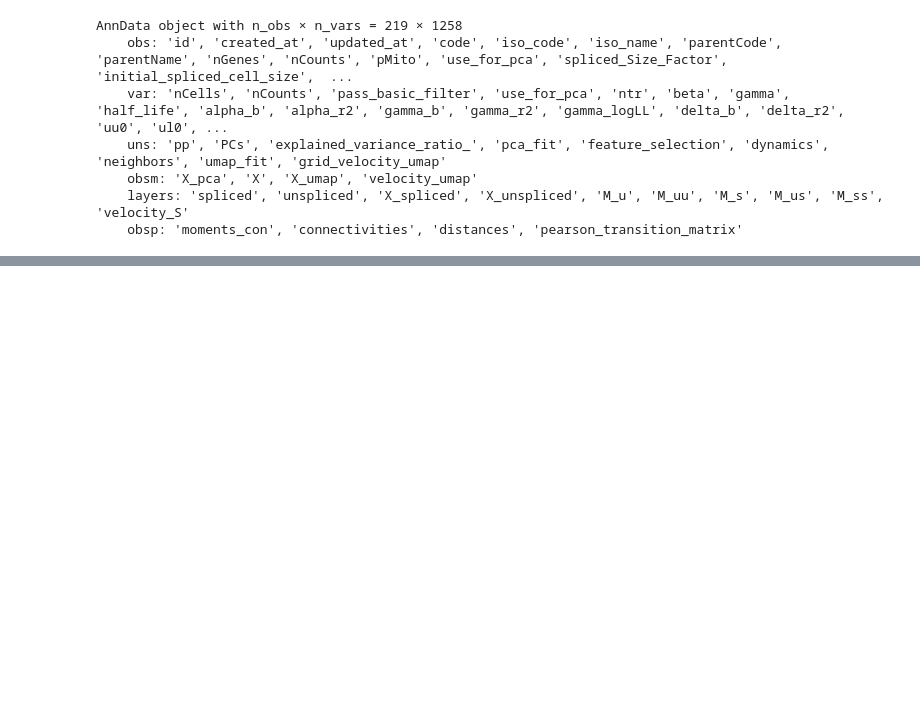
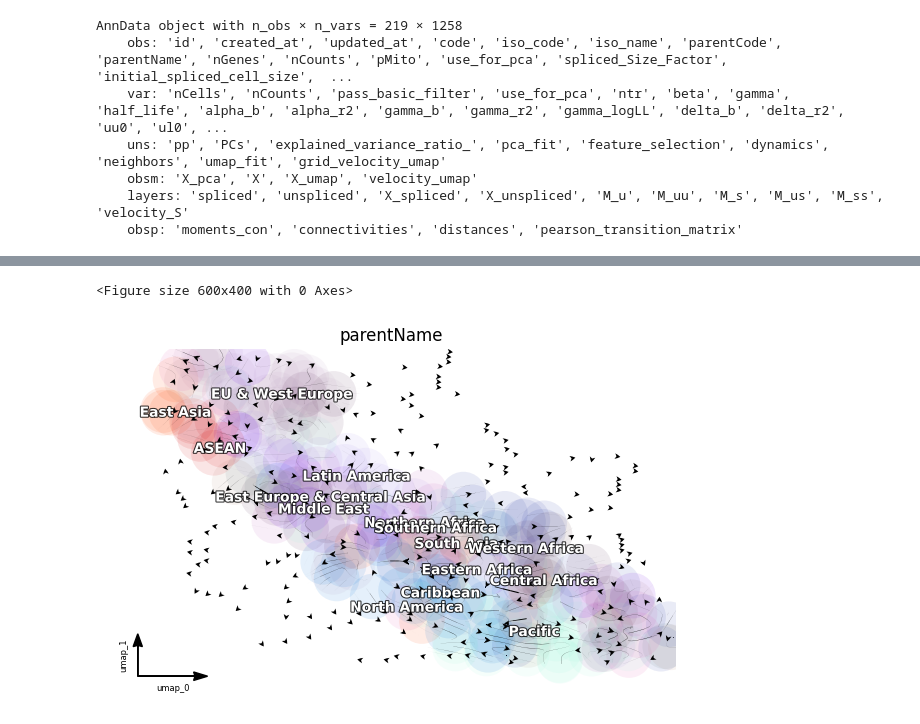
Before and after one commit to arc6828/ExportAnalysis, a Jupyter notebook: MyVectorField.ipynb, the cells around one changed output, grey strips where cells are left out. Drawn from its saved outputs; the diff is of its cells as text; code cells hidden in the pictures; blank space fills up the shorter version.

```diff
--- a/MyVectorField.ipynb
+++ b/MyVectorField.ipynb
@@ -53,0 +59,3 @@ mydynamo.dynamoPlot(adata)
+# %%
+adata3 = mydynamo.createVectorField(adata)
+adata3
@@ -53,0 +74,5 @@ mydynamo.dynamoPlot(adata)
+# %%
+mydynamo.dynamoPlot(adata3,'parentName')
+# %% [output]
+<Figure size 600x400 with 0 Axes>
+[figure, added]
```
Also changed, not shown: parts of 8 cells of this notebook, 7 other files.
